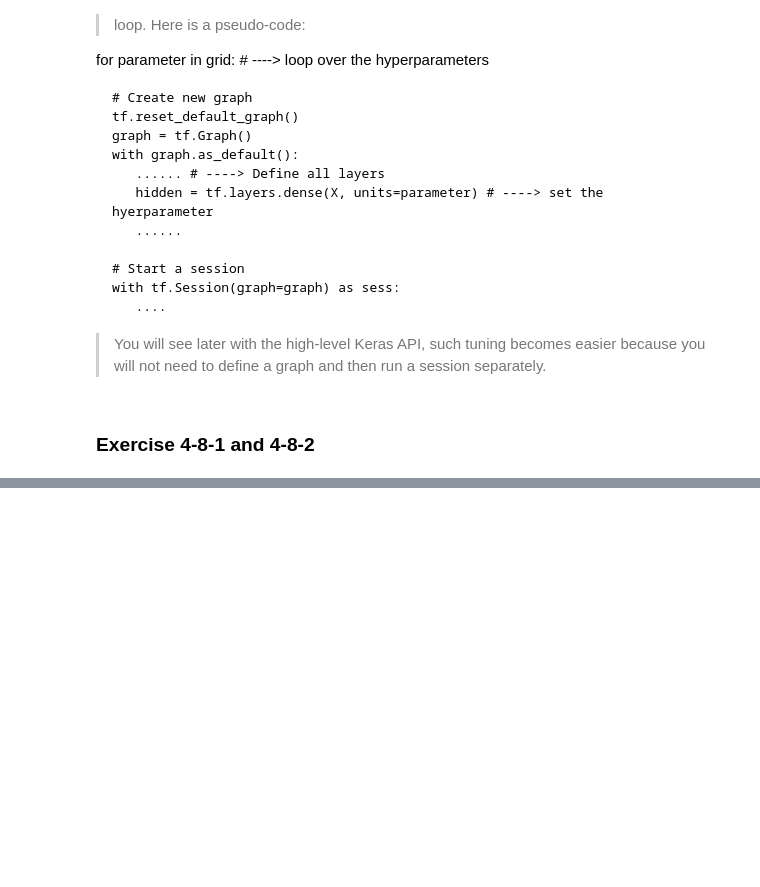
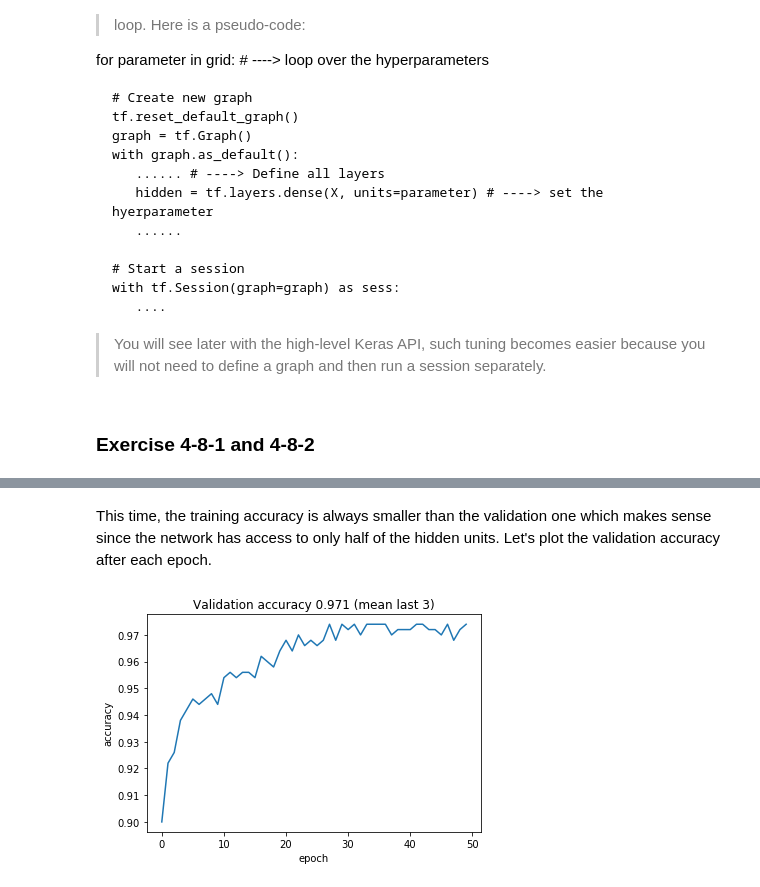
Before and after one commit to LyesOUDINACHE/EPFL-Course, a Jupyter notebook: 4-8 - Multilayer and Convolutional Neuron Networks.ipynb, the cells around one changed output, grey strips where cells are left out. Saved outputs shown, nothing was run; the diff lists cells and outputs as text; code cells hidden in the pictures; blank space fills up the shorter version.

```diff
--- a/4-8 - Multilayer and Convolutional Neuron Networks.ipynb
+++ b/4-8 - Multilayer and Convolutional Neuron Networks.ipynb
@@ -508,0 +548,30 @@ for parameter in grid: # ----> loop over the hyperparameters
+# %%
+with graph.as_default():
+    # Output layer
+    logits = tf.layers.dense(
+        hidden, 10, activation=None,
+        kernel_initializer=tf.variance_scaling_initializer(scale=1, seed=0),
+        bias_initializer=tf.zeros_initializer(),
+        name='output'
+    )
+
+    # Hidden layer weights
+    with tf.variable_scope('hidden', reuse=True):
+        W1 = tf.get_variable('kernel')
+
+    # Loss fuction: mean cross-entropy
+    mean_ce = tf.reduce_mean(
+        tf.nn.sparse_softmax_cross_entropy_with_logits(
+            labels=y, logits=logits))
+
+    # Gradient descent
+    lr = tf.placeholder(dtype=tf.float32)
+    gd = tf.train.GradientDescentOptimizer(learning_rate=lr)
+
+    # Minimize cross-entropy
+    train_op = gd.minimize(mean_ce)
+
+    # Compute predictions and accuracy
+    predictions = tf.argmax(logits, axis=1, output_type=tf.int32)
+    is_correct = tf.equal(y, predictions)
+    accuracy = tf.reduce_mean(tf.cast(is_correct, dtype=tf.float32))
@@ -508,0 +680,16 @@ for parameter in grid: # ----> loop over the hyperparameters
+# %% [markdown]
+This time, the training accuracy is always smaller than the validation one which makes sense since the network has access to only half of the hidden units. Let's plot the validation accuracy after each epoch.
+# %%
+%matplotlib inline
+import matplotlib.pyplot as plt
+
+# Plot accuracy values
+plt.plot(valid_acc_values)
+plt.title('Validation accuracy {:.3f} (mean last 3)'.format(
+    np.mean(valid_acc_values[-3:]) # last three values
+))
+plt.xlabel('epoch')
+plt.ylabel('accuracy')
+plt.show()
+# %% [output]
+[figure, added]
```
Also changed, not shown: parts of 87 cells of this notebook, 3 other files.
